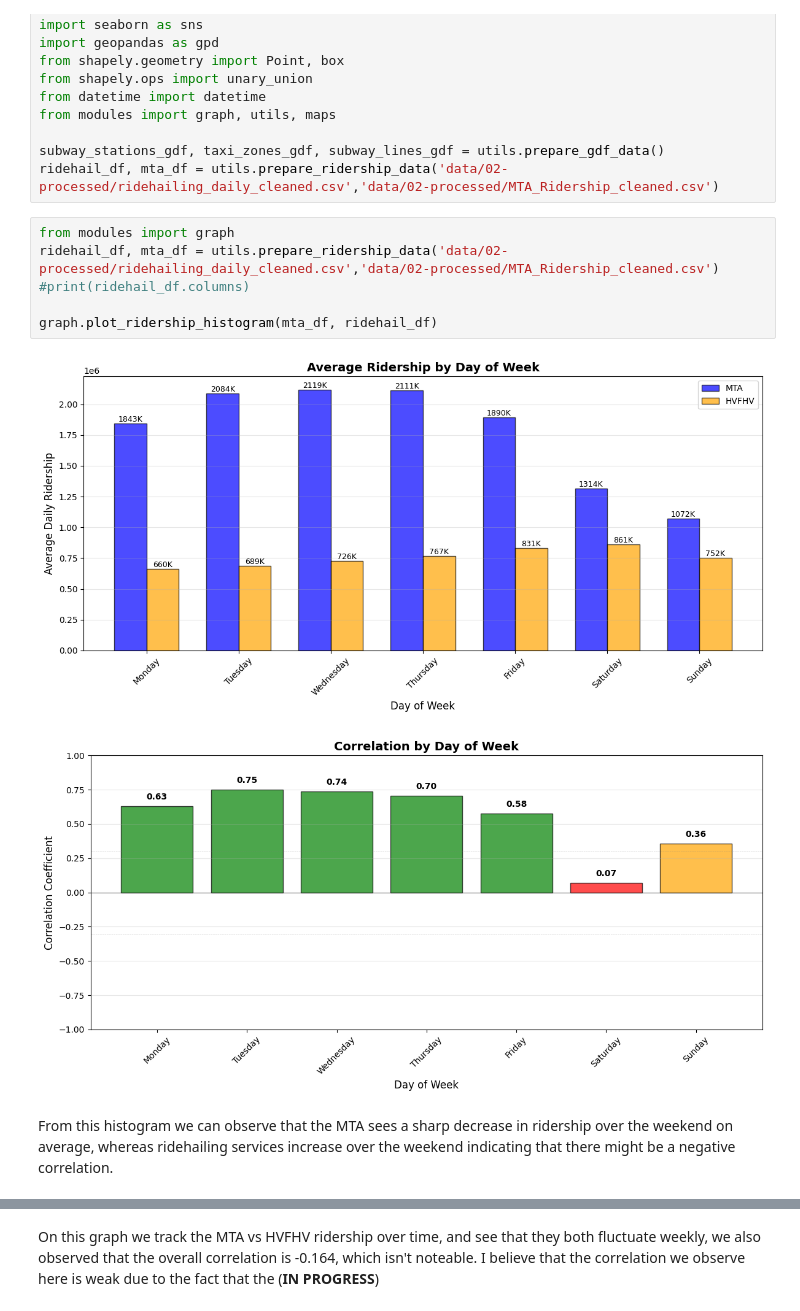
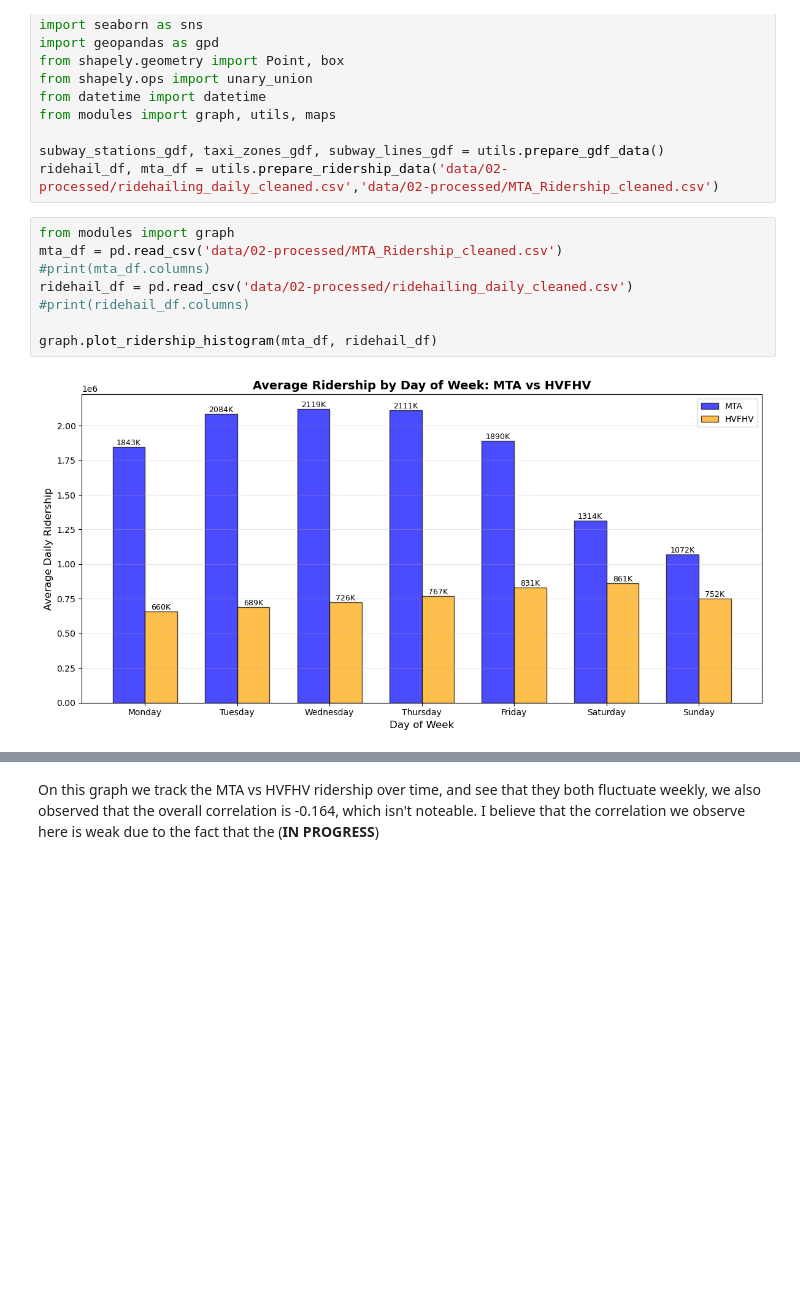
Before and after one commit to COGS108/Group063_WI26, a Jupyter notebook: 03-FinalProject.ipynb, the cells around one changed output, grey strips where cells are left out. Saved outputs shown, nothing was run; the diff lists cells and outputs as text; blank space fills up the shorter version.

```diff
--- a/03-FinalProject.ipynb
+++ b/03-FinalProject.ipynb
@@ -732,12 +770,11 @@ subway_stations_gdf, taxi_zones_gdf, subway_lines_gdf = utils.prepare_gdf_data()
 ridehail_df, mta_df = utils.prepare_ridership_data('data/02-processed/ridehailing_daily_cleaned.csv','data/02-processed/MTA_Ridership_cleaned.csv')
 # %%
 from modules import graph
-ridehail_df, mta_df = utils.prepare_ridership_data('data/02-processed/ridehailing_daily_cleaned.csv','data/02-processed/MTA_Ridership_cleaned.csv')
+mta_df = pd.read_csv('data/02-processed/MTA_Ridership_cleaned.csv')
+#print(mta_df.columns)
+ridehail_df = pd.read_csv('data/02-processed/ridehailing_daily_cleaned.csv')
 #print(ridehail_df.columns)
 
 graph.plot_ridership_histogram(mta_df, ridehail_df)
 # %% [output]
-[figure, old version]
+[figure, new version]
-[figure, removed]
-# %% [markdown]
-From this histogram we can observe that the MTA sees a sharp decrease in ridership over the weekend on average, whereas ridehailing services increase over the weekend indicating that there might be a negative correlation.
```
Also changed, not shown: parts of 21 cells of this notebook.
